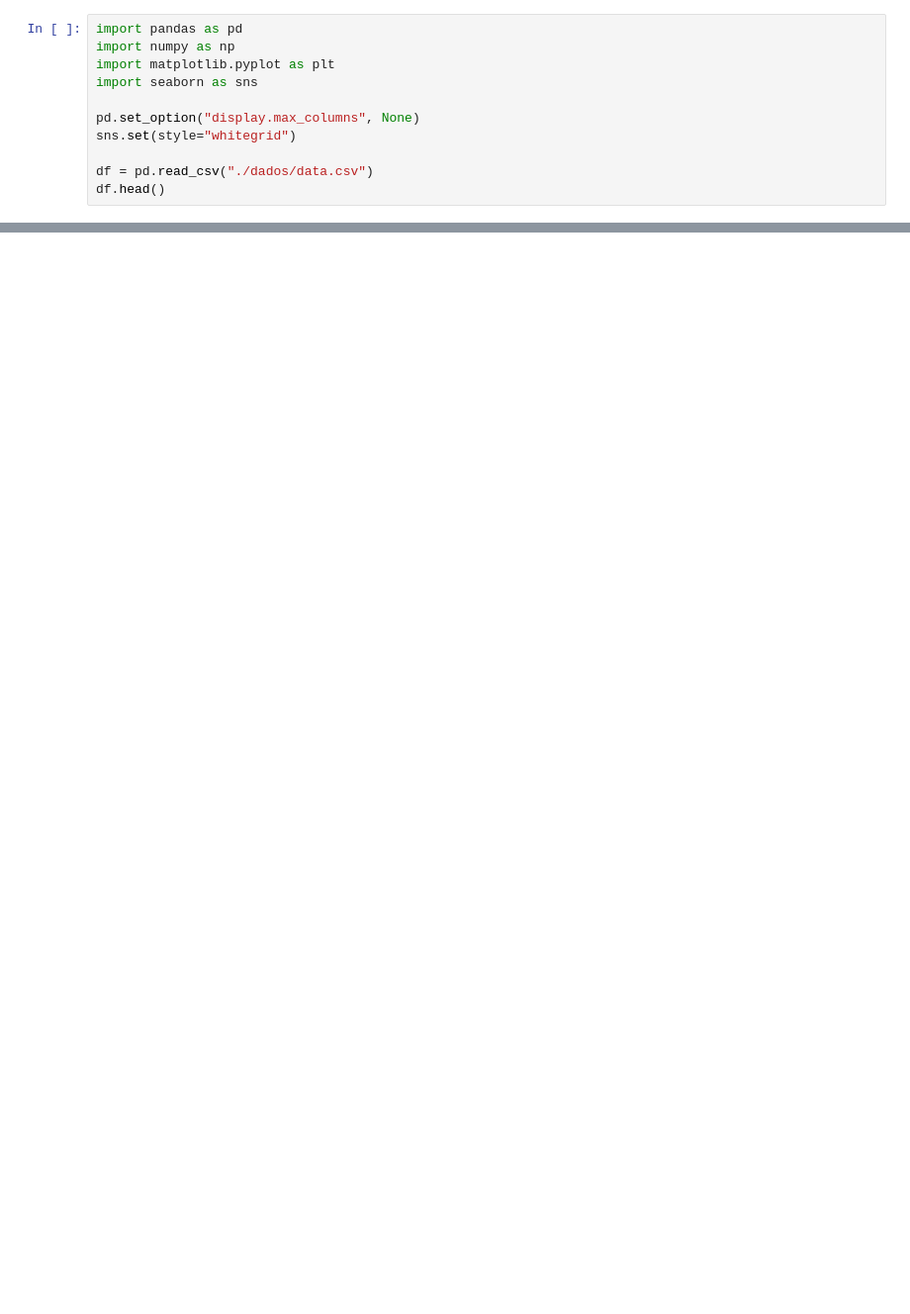
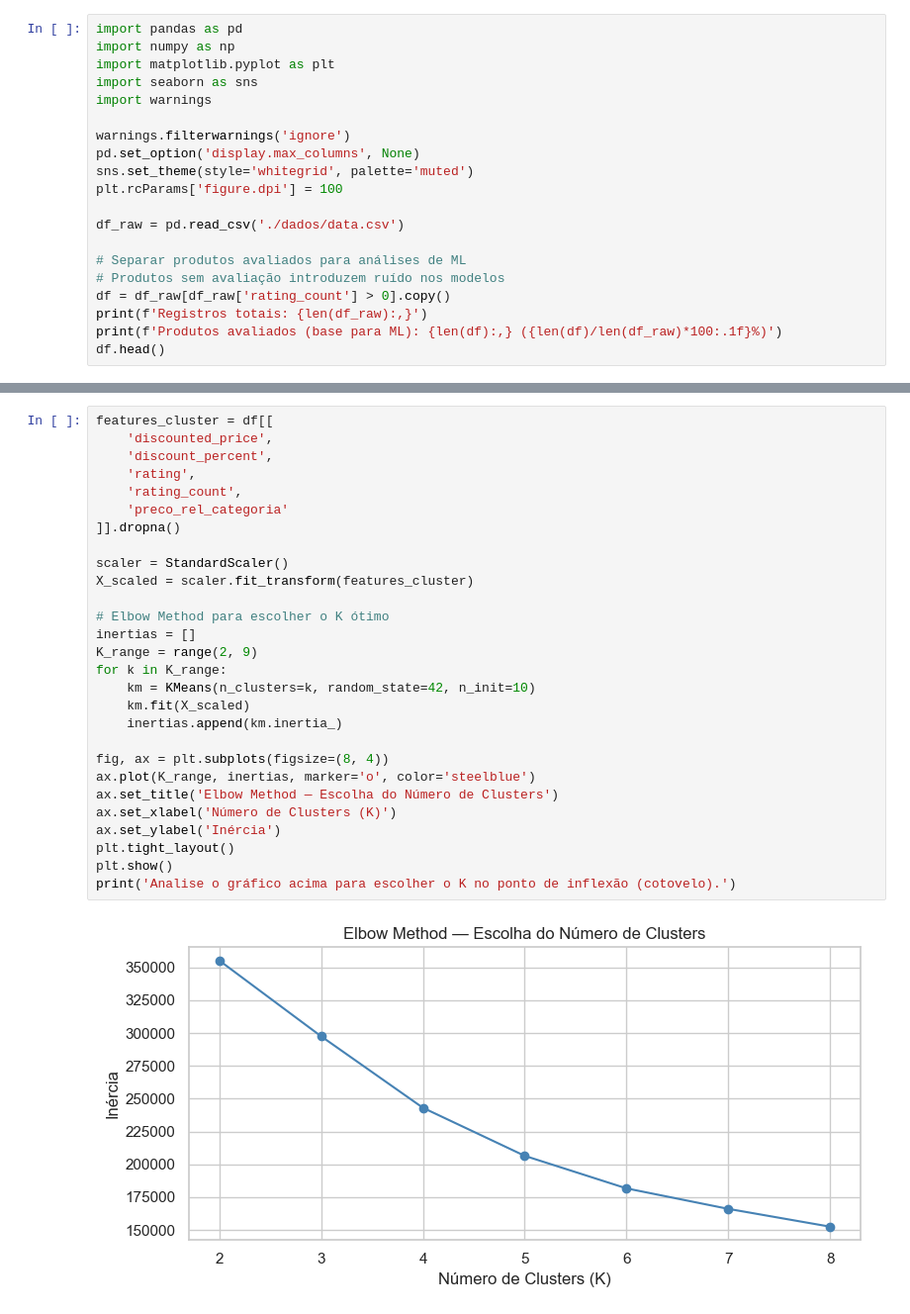
Before and after one commit to MarceloP25/E-commerce-Dataset, a Jupyter notebook: analiseAvancada.ipynb, the cells around one changed output, grey strips where cells are left out. Shown at 99% size. Cells and saved outputs as stored; diff of their text form; blank space fills up the shorter version.

Commit message:
Finalização das análises e correções

```diff
--- a/analiseAvancada.ipynb
+++ b/analiseAvancada.ipynb
@@ -13,9 +15,18 @@ import pandas as pd
 import numpy as np
 import matplotlib.pyplot as plt
 import seaborn as sns
+import warnings
 
-pd.set_option("display.max_columns", None)
-sns.set(style="whitegrid")
+warnings.filterwarnings('ignore')
+pd.set_option('display.max_columns', None)
+sns.set_theme(style='whitegrid', palette='muted')
+plt.rcParams['figure.dpi'] = 100
 
-df = pd.read_csv("./dados/data.csv")
+df_raw = pd.read_csv('./dados/data.csv')
+
+# Separar produtos avaliados para análises de ML
+# Produtos sem avaliação introduzem ruído nos modelos
+df = df_raw[df_raw['rating_count'] > 0].copy()
+print(f'Registros totais: {len(df_raw):,}')
+print(f'Produtos avaliados (base para ML): {len(df):,} ({len(df)/len(df_raw)*100:.1f}%)')
 df.head()
@@ -45,0 +100,30 @@ df[[
+# %%
+features_cluster = df[[
+    'discounted_price',
+    'discount_percent',
+    'rating',
+    'rating_count',
+    'preco_rel_categoria'
+]].dropna()
+
+scaler = StandardScaler()
+X_scaled = scaler.fit_transform(features_cluster)
+
+# Elbow Method para escolher o K ótimo
+inertias = []
+K_range = range(2, 9)
+for k in K_range:
+    km = KMeans(n_clusters=k, random_state=42, n_init=10)
+    km.fit(X_scaled)
+    inertias.append(km.inertia_)
+
+fig, ax = plt.subplots(figsize=(8, 4))
+ax.plot(K_range, inertias, marker='o', color='steelblue')
+ax.set_title('Elbow Method — Escolha do Número de Clusters')
+ax.set_xlabel('Número de Clusters (K)')
+ax.set_ylabel('Inércia')
+plt.tight_layout()
+plt.show()
+print('Analise o gráfico acima para escolher o K no ponto de inflexão (cotovelo).')
+# %% [output]
+[figure, added]
```
Also changed, not shown: parts of 26 cells of this notebook, 3 other files.
